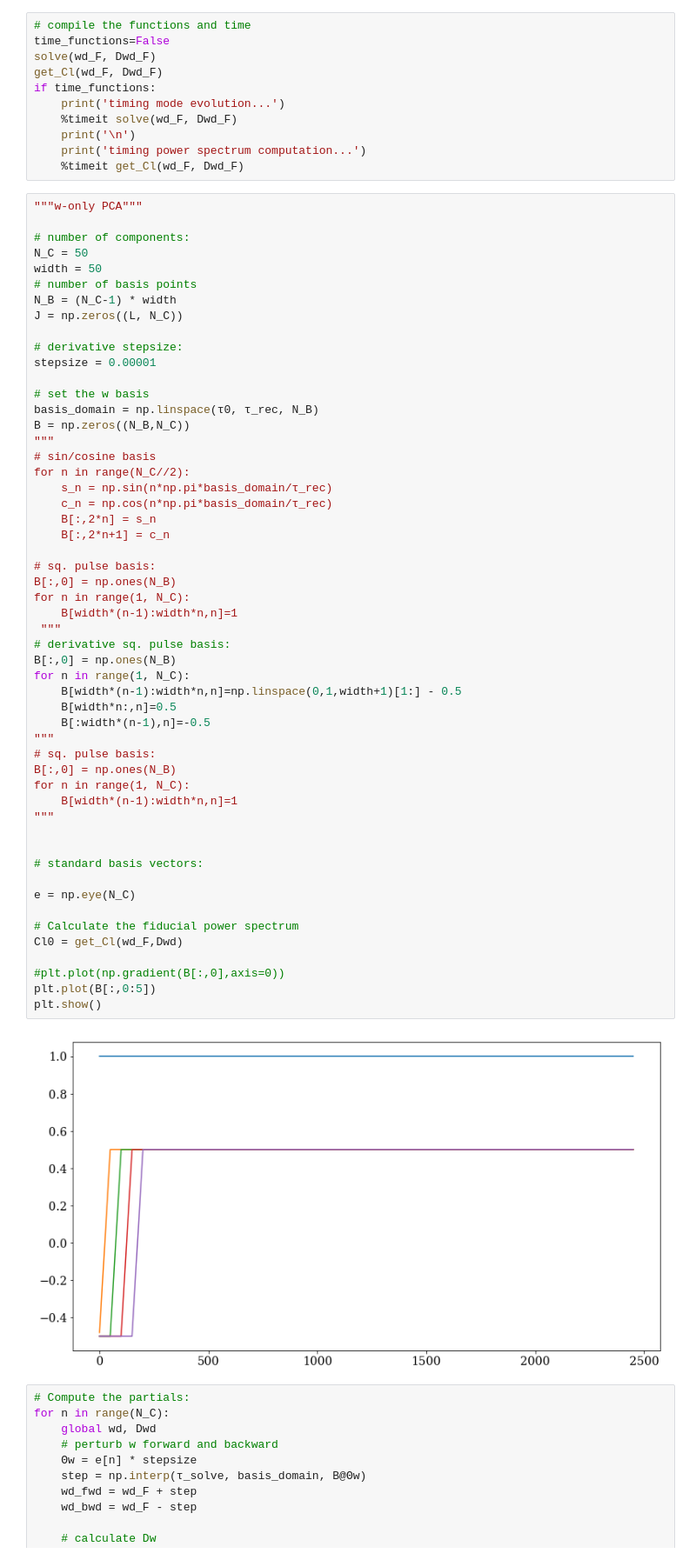
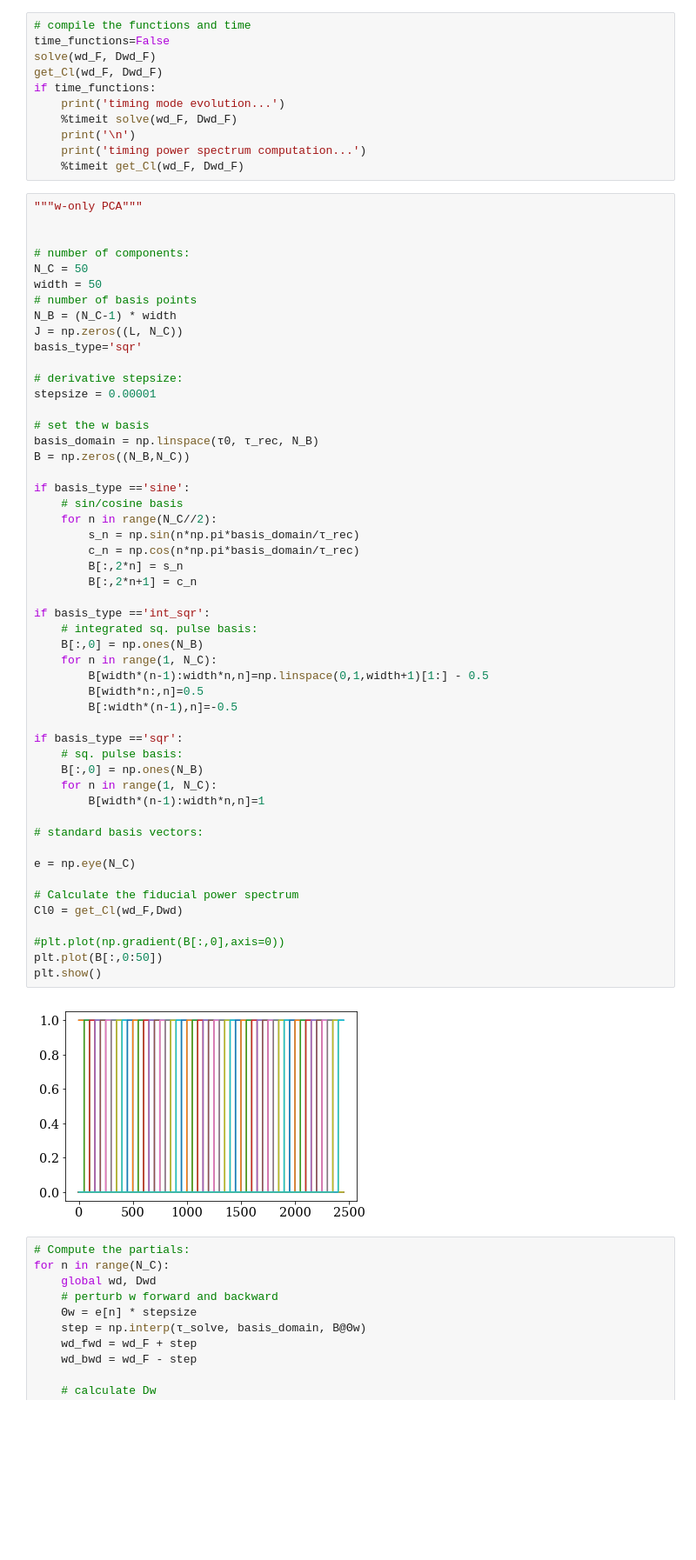
Before and after one commit to aifer4/summer_2019, a Jupyter notebook: PCA_numba.ipynb, the cells around one changed output. Shown at 87% size. Drawn from its saved outputs; the diff is of its cells as text; blank space fills up the shorter version.

Commit message:
PCA with different basis functions

```diff
--- a/PCA_numba.ipynb
+++ b/PCA_numba.ipynb
@@ -167,59 +168,57 @@ if time_functions:
     %timeit get_Cl(wd_F, Dwd_F)
 # %%
 """w-only PCA"""
+
 
 # number of components:
 N_C = 50
 width = 50
 # number of basis points
 N_B = (N_C-1) * width
 J = np.zeros((L, N_C))
+basis_type='sqr'
 
 # derivative stepsize:
 stepsize = 0.00001
 
 # set the w basis
 basis_domain = np.linspace(τ0, τ_rec, N_B)
 B = np.zeros((N_B,N_C))
-"""
-# sin/cosine basis
-for n in range(N_C//2):
-    s_n = np.sin(n*np.pi*basis_domain/τ_rec)
-    c_n = np.cos(n*np.pi*basis_domain/τ_rec)
-    B[:,2*n] = s_n
-    B[:,2*n+1] = c_n
 
-# sq. pulse basis:
-B[:,0] = np.ones(N_B)
-for n in range(1, N_C):
-    B[width*(n-1):width*n,n]=1
- """
-# derivative sq. pulse basis:
-B[:,0] = np.ones(N_B)
-for n in range(1, N_C):
-    B[width*(n-1):width*n,n]=np.linspace(0,1,width+1)[1:] - 0.5
-    B[width*n:,n]=0.5
-    B[:width*(n-1),n]=-0.5
-"""
-# sq. pulse basis:
-B[:,0] = np.ones(N_B)
-for n in range(1, N_C):
-    B[width*(n-1):width*n,n]=1
-"""
+if basis_type =='sine':
+    # sin/cosine basis
+    for n in range(N_C//2):
+        s_n = np.sin(n*np.pi*basis_domain/τ_rec)
+        c_n = np.cos(n*np.pi*basis_domain/τ_rec)
+        B[:,2*n] = s_n
+        B[:,2*n+1] = c_n
 
+if basis_type =='int_sqr':
+    # integrated sq. pulse basis:
+    B[:,0] = np.ones(N_B)
+    for n in range(1, N_C):
+        B[width*(n-1):width*n,n]=np.linspace(0,1,width+1)[1:] - 0.5
+        B[width*n:,n]=0.5
+        B[:width*(n-1),n]=-0.5
+
+if basis_type =='sqr':
+    # sq. pulse basis:
+    B[:,0] = np.ones(N_B)
+    for n in range(1, N_C):
+        B[width*(n-1):width*n,n]=1
 
 # standard basis vectors:
 
 e = np.eye(N_C)
 
 # Calculate the fiducial power spectrum
 Cl0 = get_Cl(wd_F,Dwd)
 
 #plt.plot(np.gradient(B[:,0],axis=0))
-plt.plot(B[:,0:5])
+plt.plot(B[:,0:50])
 plt.show()
 # %% [output]
-[figure, old version]
+[figure, new version]
 # %%
 # Compute the partials:
 for n in range(N_C):
```
Also changed, not shown: parts of 5 cells of this notebook, 19 other files.
